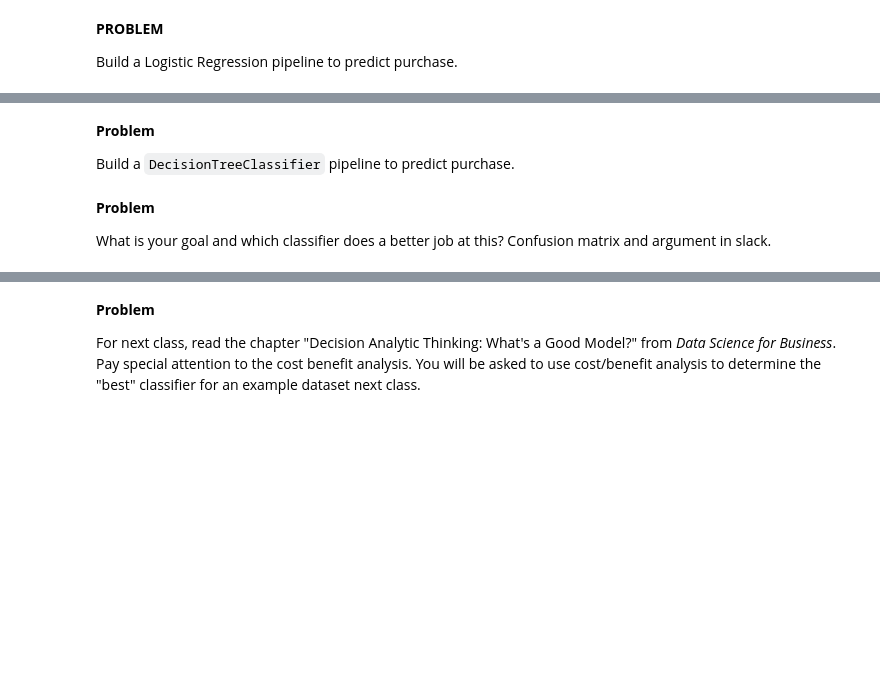
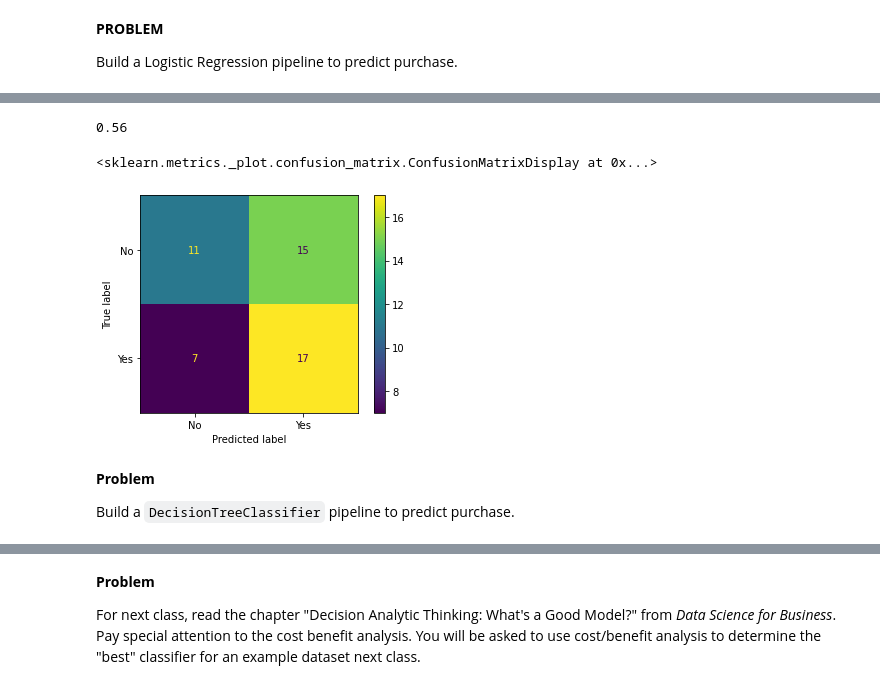
Before and after one commit to jfkoehler/nyu_bootcamp_fa24, a Jupyter notebook: _build/jupyter_execute/intro_decision_tree.ipynb, the cells around one changed output, grey strips where cells are left out. Saved outputs shown, nothing was run; the diff lists cells and outputs as text; code cells hidden in the pictures; blank space fills up the shorter version.

```diff
--- a/_build/jupyter_execute/intro_decision_tree.ipynb
+++ b/_build/jupyter_execute/intro_decision_tree.ipynb
@@ -168,0 +230,11 @@ purchase_data.head()
+# %%
+encoder = make_column_transformer((OneHotEncoder(), ['Gender', 'Education', 'Review']),
+                                 remainder = 'passthrough',
+                                 verbose_feature_names_out=False)
+model = ''
+lgr_pipe = Pipeline([('transform', encoder), ('model', LogisticRegression())])
+# %%
+X = purchase_data.iloc[:, 1:-1]
+y = purchase_data['Purchased']
+# %%
+lgr_pipe.fit(X, y)
@@ -169,8 +250,13 @@ purchase_data.head()
+# %%
+lgr_pipe.score(X, y)
+# %% [output]
+0.56
+# %%
+ConfusionMatrixDisplay.from_estimator(lgr_pipe, X, y)
+# %% [output]
+<sklearn.metrics._plot.confusion_matrix.ConfusionMatrixDisplay at 0x...>
+[figure, added]
 # %% [markdown]
 **Problem**
 
 Build a `DecisionTreeClassifier` pipeline to predict purchase.
-# %% [markdown]
-**Problem**
-
-What is your goal and which classifier does a better job at this?  Confusion matrix and argument in slack.
```
Also changed, not shown: parts of 35 cells of this notebook, 12 other files.
